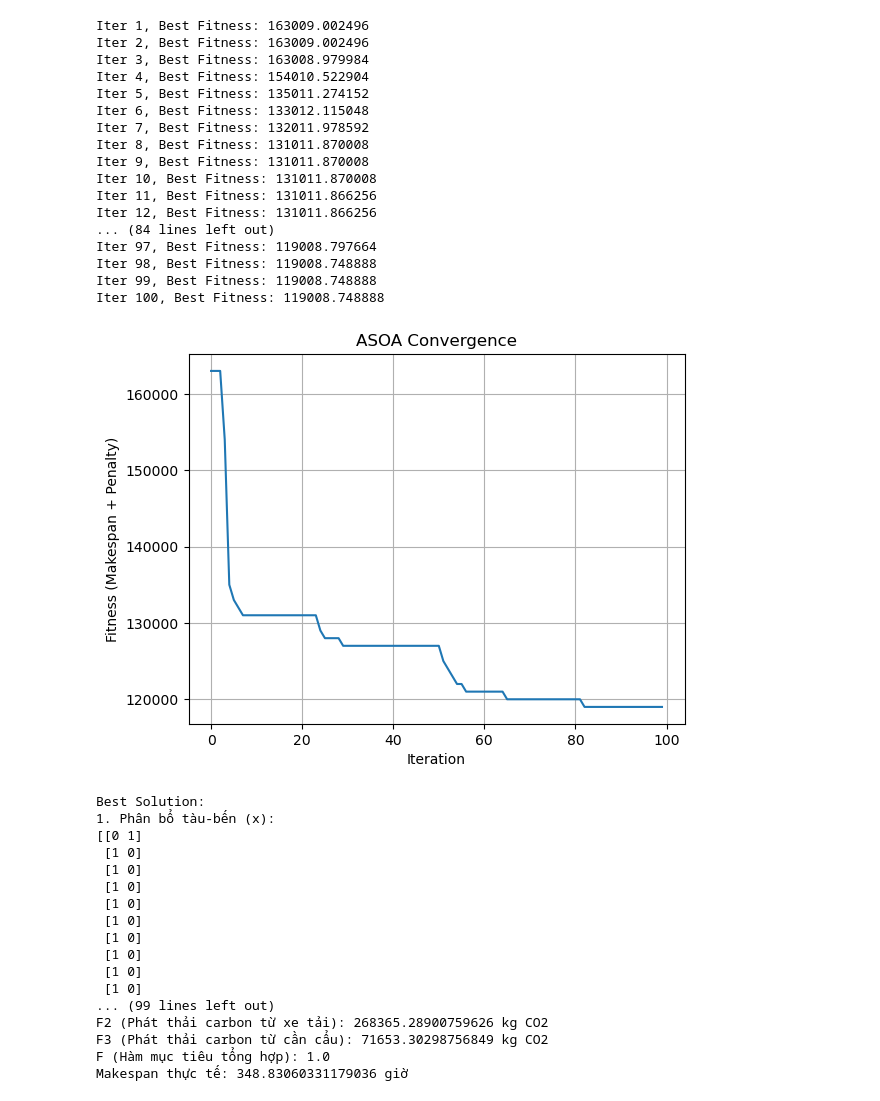
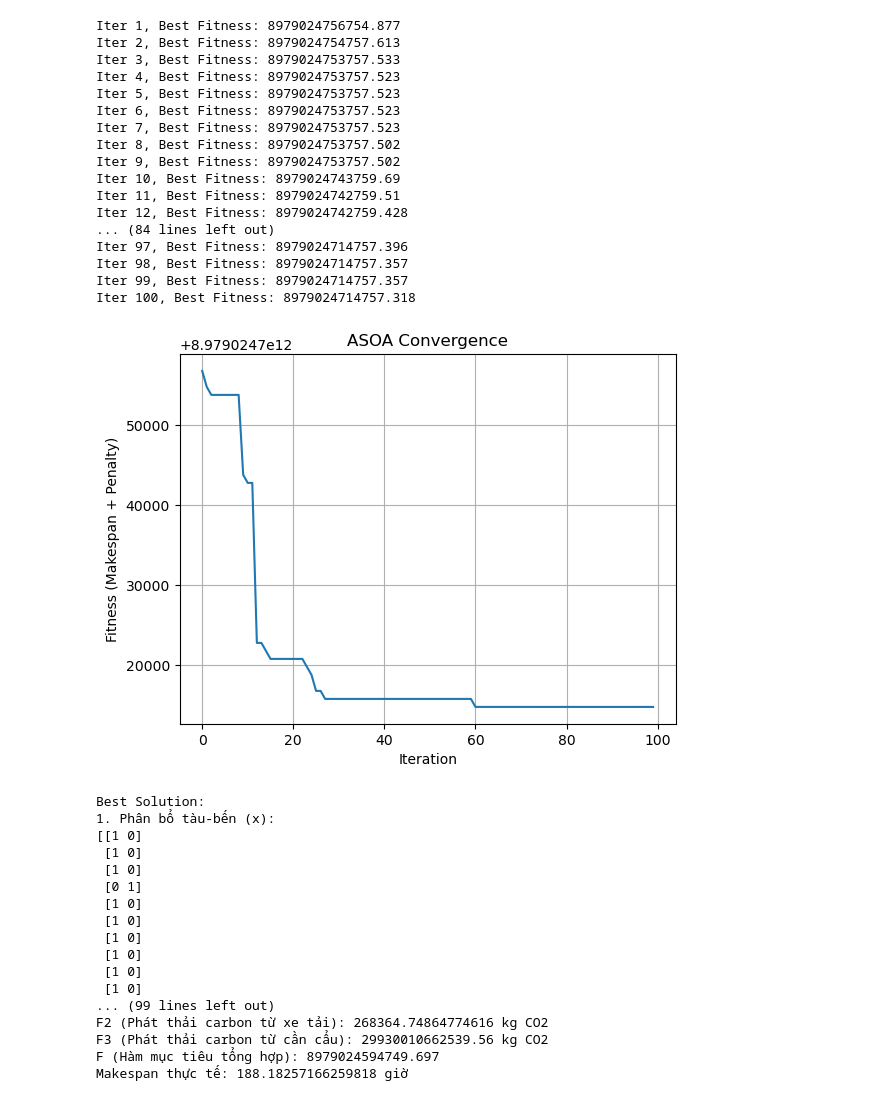
Before and after one commit to Biuuu2309/KLTN_DU, a Jupyter notebook: Source/Python/ProgramMain.ipynb, the cells around one changed output. Cells and saved outputs as stored; diff of their text form; code cells hidden in the pictures.

```diff
--- a/Source/Python/ProgramMain.ipynb
+++ b/Source/Python/ProgramMain.ipynb
@@ -63,6 +63,9 @@ l2 = np.random.normal(loc=33.5, scale=1.5) #Tải trọng của xe khi đầy t
 T = [i for i in range(1,25)]
 C = InputVariables.iloc[20, 2] #Crane
 Y = [i for i in range(1, 46)] #Truck
+k1 = InputVariables.iloc[21, 2]
+k2 = InputVariables.iloc[22, 2]
+k3 = InputVariables.iloc[23, 2]
 xijk = [] #1 nếu tàu i phục vụ theo trình tự k tại bến j else 0
 qitn = [] #1 nếu cần cẩu cầu cảng n phục vụ cho tàu i trong thời gian t else 0
 u_iu = [] # Biến nhị phân biểu thị khung thời gian tàu có thể vào
@@ -134,9 +137,7 @@ for i in range(len(TF_float)):
 TAi_float = [float(i) for i in TAi]
 TB = [TAi_float[i] + 0.25 for i in range(len(TAi_float))]
 TC = [TB[i] + TWi[i] for i in range(len(TB))] #Thời điểm tàu i đã vào cảng
-TS = [TC[i] + float(10)/60 for i in range(len(TC))]     #Thời gian bắt đầu công việc cho tàu
-TV = TS #Thời gian bắt đầu hỗ trợ từ cần cẩu lân cận cho tàu = TS
-TD = [TDTS[i] + TS[i] for i in range(len(TDTS))]
+
 delVCit = [VCMi[i] - VCmi[i] for i in range(len(VCMi))] # Số lượng cần cẩu di chuyển từ bến lân cận để hỗ trợ tàu i tại thời điểm t = VCMi - VCmi
 def float_to_datetime(float_time):
     epoch = datetime(1970, 1, 1)
@@ -154,8 +155,7 @@ CK = np.random.randint(0, 4, size=(C, T))
 # Dữ liệu đầu vào
 
 # Thời gian đến (TA) và thời gian xử lý dự kiến (PT)
-TA = np.array(TS)  # Giờ
-PT = np.array(np.array(TF_float) - np.array(TS))    # Giờ
+
 
 D = np.array(np.array(Dij))
 DMN = 14
@@ -695,4 +708,16 @@ Makespan thực tế: 350.65838108956814 giờ
 # %%
+h = np.random.normal(loc=750, scale=150)
+TS = [TC[i] + h for i in range(len(TC))]     #Thời gian bắt đầu công việc cho tàu
+TV = TS #Thời gian bắt đầu hỗ trợ từ cần cẩu lân cận cho tàu = TS
+TD = [TDTS[i] + TS[i] for i in range(len(TDTS))]
+TA = np.array(TS)  # Giờ
+PT = np.array(np.array(TF_float) - np.array(TS))    # Giờ
+Dl_ = np.random.normal(loc=Dl, scale=Dl*0.2)
+Dk_ = np.random.normal(loc=Dk, scale=Dk*0.2)
+n_1 = np.random.normal(loc=n_, scale=n_*0.1)
+tn_1 = np.random.normal(loc=tn_, scale=tn_*0.15)
+lambda1_1 = np.random.normal(loc=lambda1, scale=lambda1*0.1)
+lambda2_1 = np.random.normal(loc=lambda2, scale=lambda2*0.1)
 # ==================== HÀM NGOÀI CLASS ====================
 def enforce_crane_constraints(q):
     for i in range(V):
@@ -872,10 +897,10 @@ class SeagullOptimization:
         part2 = 0
         part3 = 0
         for i in range(len(TD)):
-            part1 += (TD[i] - TS[i]) * VCi[i]
+            part1 += (TD[i] - TS[i]) * TC[i]
             part2 += (TD[i] - TV[i]) * delVCit[i]
             part3 += delVCit[i]
-        F3 = E2 * (lambda1 * (part1 + part2) + lambda2 * part3)
+        F3 = (E2 * (lambda1 * (part1 + part2) + lambda2 * part3)) / 3600
         return F3
 
     def calculate_k123(self, a, b, c):
@@ -886,9 +911,8 @@ class SeagullOptimization:
         F1 = self.calculate_F1(TF_float, TS)
         F2 = self.calculate_F2(E1, Dl, Dk, n_, tn_)
         F3 = self.calculate_F3(TD, TS, TV, E2, delVCit, lambda1, lambda2)
-        k1, k2, k3 = self.calculate_k123(F1, F2, F3)
 
-        F = w1 * k1 * F1 + w2 * k2 * F2 + w3 * k3 * F3
+        F = w1 * 1000 * F1 + w2 * 1 * F2 + w3 * 1 * F3
         return F, F1, F2, F3
     def initialize(self):
         self.population = []
@@ -1104,57 +1128,59 @@ print(best_solution['y'])
 
 # Tính toán thời gian chi tiết
 berth_schedule = {j: 0 for j in range(B)}
 print("\nChi tiết thời gian:")
 end_times = []
+sum_ = 0
 for i in np.argsort(TA):
     berth = np.argmax(best_solution['x'][i])
     start = max(TS[i], berth_schedule[berth])
     wait = start - TA[i]
     def schedule_cranes(num_containers, num_cranes, cf0=CF0):
         if num_cranes == 0:
             return float('inf')  # Không có cần cẩu thì không thể bốc dỡ
         return num_containers * cf0 / num_cranes
 
     num_cranes = int(np.sum(best_solution['q'][i])) if 'q' in best_solution else 1
     handling_time = schedule_cranes(VEi[i], num_cranes)
+    sum_ += handling_time + wait
     end = start + handling_time
     end_times.append(end)
     print(f"Tàu {i}: Bến {berth}, Đến {float_to_datetime(TA[i])}h, Bắt đầu {float_to_datetime(start)}h, Chờ {wait / 3600}h, Thời điểm kết thúc dự kiến: {float_to_datetime(end)}h")
     berth_schedule[berth] = start + PT[i]
 
 F, F1, F2, F3 = soa.calculate_F(best_solution)
 print("\nCác giá trị mục tiêu:")
 print(f"F1 (Thời gian trung bình): {F1} giờ")
 print(f"F2 (Phát thải carbon từ xe tải): {F2} kg CO2")
 print(f"F3 (Phát thải carbon từ cần cẩu): {F3} kg CO2")
 print(f"F (Hàm mục tiêu tổng hợp): {F}")
-makespan = (max(end_times) - min(TA)) / 3600  # Đơn vị: giờ
+makespan = sum_ / 3600  # Đơn vị: giờ
 print(f"Makespan thực tế: {makespan} giờ")
 # %% [output]
-Iter 1, Best Fitness: 163009.002496
-Iter 2, Best Fitness: 163009.002496
-Iter 3, Best Fitness: 163008.979984
-Iter 4, Best Fitness: 154010.522904
-Iter 5, Best Fitness: 135011.274152
-Iter 6, Best Fitness: 133012.115048
-Iter 7, Best Fitness: 132011.978592
-Iter 8, Best Fitness: 131011.870008
-Iter 9, Best Fitness: 131011.870008
-Iter 10, Best Fitness: 131011.870008
-Iter 11, Best Fitness: 131011.866256
-Iter 12, Best Fitness: 131011.866256
+Iter 1, Best Fitness: 8979024756754.877
+Iter 2, Best Fitness: 8979024754757.613
+Iter 3, Best Fitness: 8979024753757.533
+Iter 4, Best Fitness: 8979024753757.523
+Iter 5, Best Fitness: 8979024753757.523
+Iter 6, Best Fitness: 8979024753757.523
+Iter 7, Best Fitness: 8979024753757.523
+Iter 8, Best Fitness: 8979024753757.502
+Iter 9, Best Fitness: 8979024753757.502
+Iter 10, Best Fitness: 8979024743759.69
+Iter 11, Best Fitness: 8979024742759.51
+Iter 12, Best Fitness: 8979024742759.428
 ... (84 lines left out)
-Iter 97, Best Fitness: 119008.797664
-Iter 98, Best Fitness: 119008.748888
-Iter 99, Best Fitness: 119008.748888
-Iter 100, Best Fitness: 119008.748888
+Iter 97, Best Fitness: 8979024714757.396
+Iter 98, Best Fitness: 8979024714757.357
+Iter 99, Best Fitness: 8979024714757.357
+Iter 100, Best Fitness: 8979024714757.318
-[figure, old version]
+[figure, new version]
 Best Solution:
 1. Phân bổ tàu-bến (x):
-[[0 1]
+[[1 0]
  [1 0]
  [1 0]
- [1 0]
+ [0 1]
  [1 0]
  [1 0]
  [1 0]
@@ -1162,8 +1188,8 @@ Best Solution:
  [1 0]
  [1 0]
 ... (99 lines left out)
-F2 (Phát thải carbon từ xe tải): 268365.28900759626 kg CO2
-F3 (Phát thải carbon từ cần cẩu): 71653.30298756849 kg CO2
-F (Hàm mục tiêu tổng hợp): 1.0
-Makespan thực tế: 348.83060331179036 giờ
+F2 (Phát thải carbon từ xe tải): 268364.74864774616 kg CO2
+F3 (Phát thải carbon từ cần cẩu): 29930010662539.56 kg CO2
+F (Hàm mục tiêu tổng hợp): 8979024594749.697
+Makespan thực tế: 188.18257166259818 giờ
 # %%
```
Also changed, not shown: parts of 4 cells of this notebook, 12 other files.
